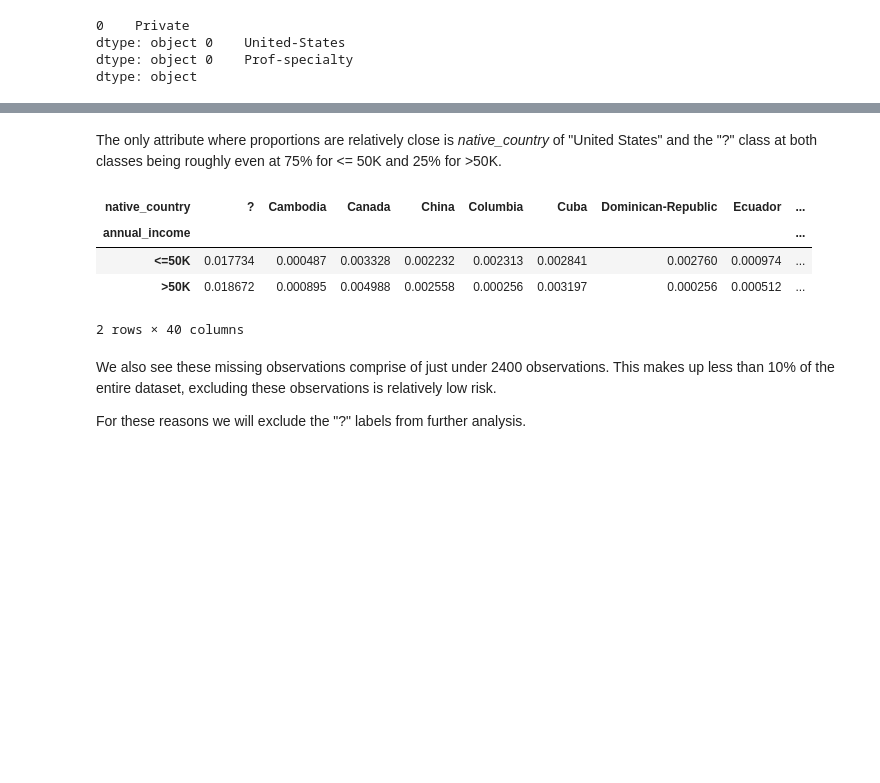
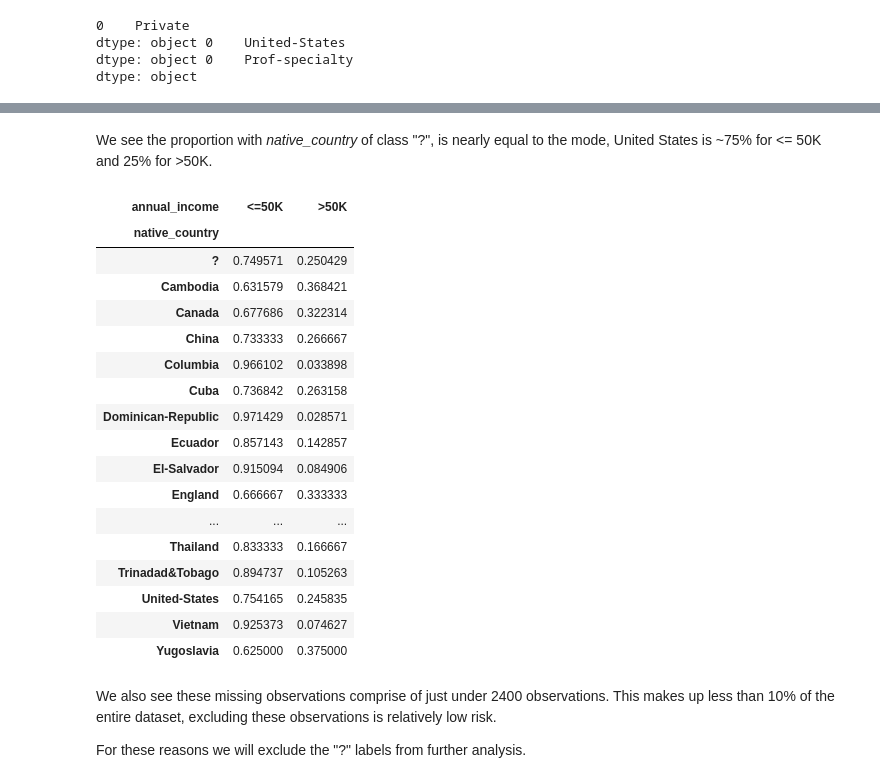
Before and after one commit to andrewmejia600/MSDS7331, a Jupyter notebook: Lab_1_submission.ipynb, the cells around one changed output, grey strips where cells are left out. Saved outputs shown, nothing was run; the diff lists cells and outputs as text; code cells hidden in the pictures; blank space fills up the shorter version.

Commit message:
Committ with revision to proportion tables and update to PCA comments

```diff
--- a/Lab_1_submission.ipynb
+++ b/Lab_1_submission.ipynb
@@ -360,13 +384,26 @@ pd.crosstab(raw_census_95_data.annual_income,raw_census_95_data.occupation).appl
-# %% [markdown]
-The only attribute where proportions are relatively close is *native_country* of "United States" and the "?" class at both classes being roughly even at 75% for <= 50K and 25% for >50K.
+# %% [markdown]
+We see the proportion with *native_country* of class "?", is nearly equal to the mode, United States is ~75% for <= 50K and 25% for >50K.
 # %%
-pd.crosstab(raw_census_95_data.annual_income,raw_census_95_data.native_country).apply(lambda x: x/x.sum(), axis=1)
+pd.crosstab(raw_census_95_data.native_country, raw_census_95_data.annual_income).apply(lambda x: x/x.sum(), axis=1)
 # %% [output]
-| native_country | ? | Cambodia | Canada | China | Columbia | Cuba | Dominican-Republic | Ecuador | ... |
-| annual_income |  |  |  |  |  |  |  |  | ... |
-| <=50K | 0.017734 | 0.000487 | 0.003328 | 0.002232 | 0.002313 | 0.002841 | 0.002760 | 0.000974 | ... |
-| >50K | 0.018672 | 0.000895 | 0.004988 | 0.002558 | 0.000256 | 0.003197 | 0.000256 | 0.000512 | ... |
+| annual_income | <=50K | >50K |
+| native_country |  |  |
+| ? | 0.749571 | 0.250429 |
+| Cambodia | 0.631579 | 0.368421 |
+| Canada | 0.677686 | 0.322314 |
+| China | 0.733333 | 0.266667 |
+| Columbia | 0.966102 | 0.033898 |
+| Cuba | 0.736842 | 0.263158 |
+| Dominican-Republic | 0.971429 | 0.028571 |
+| Ecuador | 0.857143 | 0.142857 |
+| El-Salvador | 0.915094 | 0.084906 |
+| England | 0.666667 | 0.333333 |
+| ... | ... | ... |
+| Thailand | 0.833333 | 0.166667 |
+| Trinadad&Tobago | 0.894737 | 0.105263 |
+| United-States | 0.754165 | 0.245835 |
+| Vietnam | 0.925373 | 0.074627 |
+| Yugoslavia | 0.625000 | 0.375000 |
-2 rows × 40 columns
 # %% [markdown]
 We also see these missing observations comprise of just under 2400 observations. This makes up less than 10% of the entire dataset, excluding these observations is relatively low risk.
 
```
Also changed, not shown: parts of 24 cells of this notebook.
